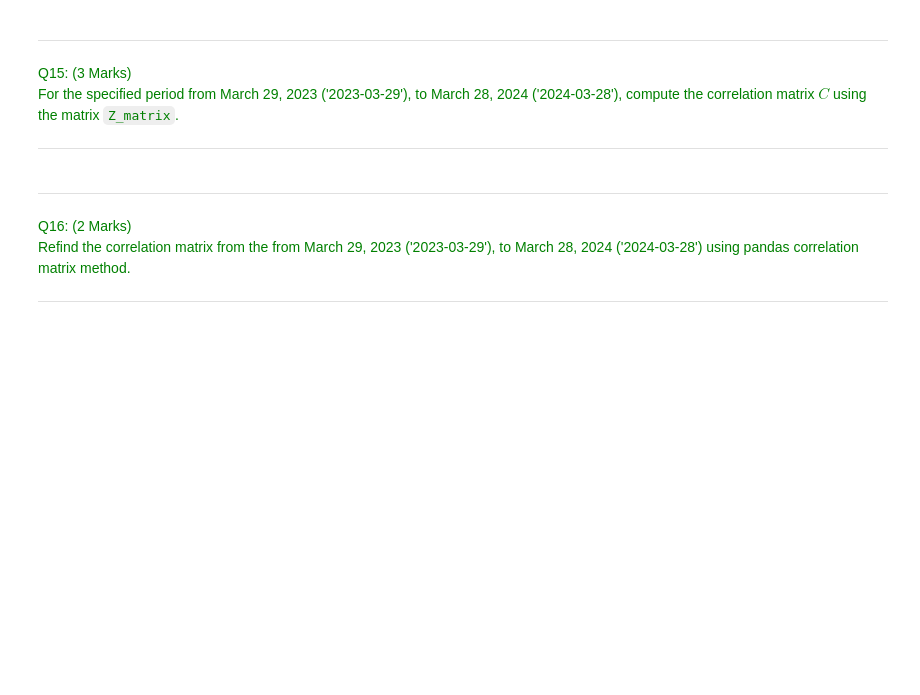
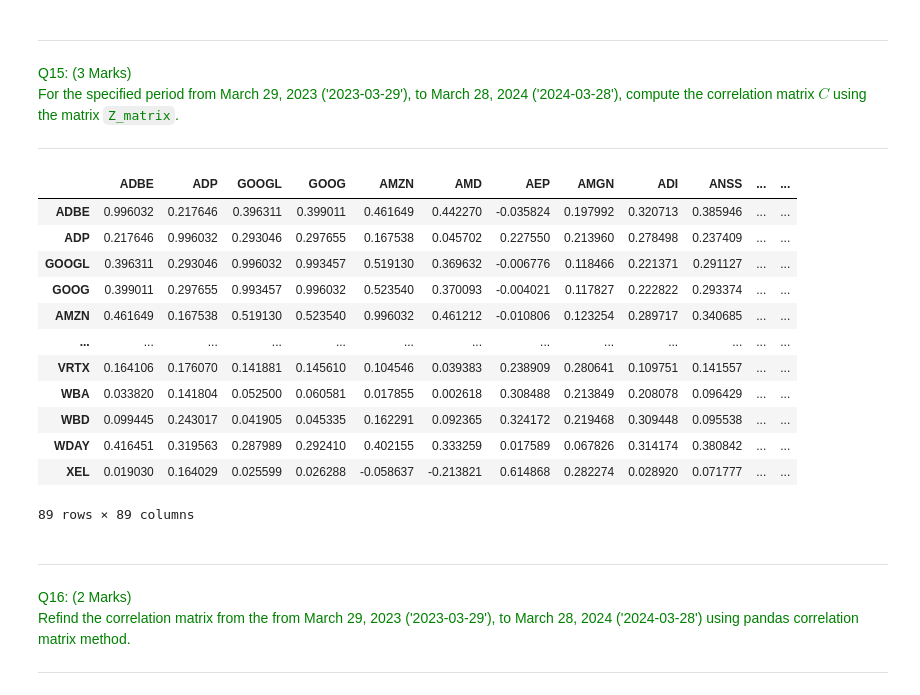
Before and after one commit to Rosie0104/Machine-Learning-and-Finance, a Jupyter notebook: Coursework/CourseWork.ipynb, the cells around one changed output. Drawn from its saved outputs; the diff is of its cells as text; code cells hidden in the pictures; blank space fills up the shorter version.

```diff
--- a/Coursework/CourseWork.ipynb
+++ b/Coursework/CourseWork.ipynb
@@ -535,3 +680,24 @@ $C$ using the matrix `Z_matrix`.
+# %%
+Z_matrix['Date'] = pd.to_datetime(Z_matrix['Date'])
+Z_matrix_filtered = Z_matrix[(Z_matrix['Date'] >= '2023-03-29') & (Z_matrix['Date'] <= '2024-03-28')]
+Z_matrix_filtered.set_index('Date', inplace=True)
+
+correlation_matrix = Z_matrix_filtered.T.dot(Z_matrix_filtered) / len(Z_matrix_filtered)
+correlation_matrix
+# %% [output]
+|  | ADBE | ADP | GOOGL | GOOG | AMZN | AMD | AEP | AMGN | ADI | ANSS | ... | ... |
+| ADBE | 0.996032 | 0.217646 | 0.396311 | 0.399011 | 0.461649 | 0.442270 | -0.035824 | 0.197992 | 0.320713 | 0.385946 | ... | ... |
+| ADP | 0.217646 | 0.996032 | 0.293046 | 0.297655 | 0.167538 | 0.045702 | 0.227550 | 0.213960 | 0.278498 | 0.237409 | ... | ... |
+| GOOGL | 0.396311 | 0.293046 | 0.996032 | 0.993457 | 0.519130 | 0.369632 | -0.006776 | 0.118466 | 0.221371 | 0.291127 | ... | ... |
+| GOOG | 0.399011 | 0.297655 | 0.993457 | 0.996032 | 0.523540 | 0.370093 | -0.004021 | 0.117827 | 0.222822 | 0.293374 | ... | ... |
+| AMZN | 0.461649 | 0.167538 | 0.519130 | 0.523540 | 0.996032 | 0.461212 | -0.010806 | 0.123254 | 0.289717 | 0.340685 | ... | ... |
+| ... | ... | ... | ... | ... | ... | ... | ... | ... | ... | ... | ... | ... |
+| VRTX | 0.164106 | 0.176070 | 0.141881 | 0.145610 | 0.104546 | 0.039383 | 0.238909 | 0.280641 | 0.109751 | 0.141557 | ... | ... |
+| WBA | 0.033820 | 0.141804 | 0.052500 | 0.060581 | 0.017855 | 0.002618 | 0.308488 | 0.213849 | 0.208078 | 0.096429 | ... | ... |
+| WBD | 0.099445 | 0.243017 | 0.041905 | 0.045335 | 0.162291 | 0.092365 | 0.324172 | 0.219468 | 0.309448 | 0.095538 | ... | ... |
+| WDAY | 0.416451 | 0.319563 | 0.287989 | 0.292410 | 0.402155 | 0.333259 | 0.017589 | 0.067826 | 0.314174 | 0.380842 | ... | ... |
+| XEL | 0.019030 | 0.164029 | 0.025599 | 0.026288 | -0.058637 | -0.213821 | 0.614868 | 0.282274 | 0.028920 | 0.071777 | ... | ... |
+89 rows × 89 columns
 # %% [markdown]
 ---
 <font color=green>Q16: (2 Marks) </font>
```
Also changed, not shown: parts of 30 cells of this notebook.
